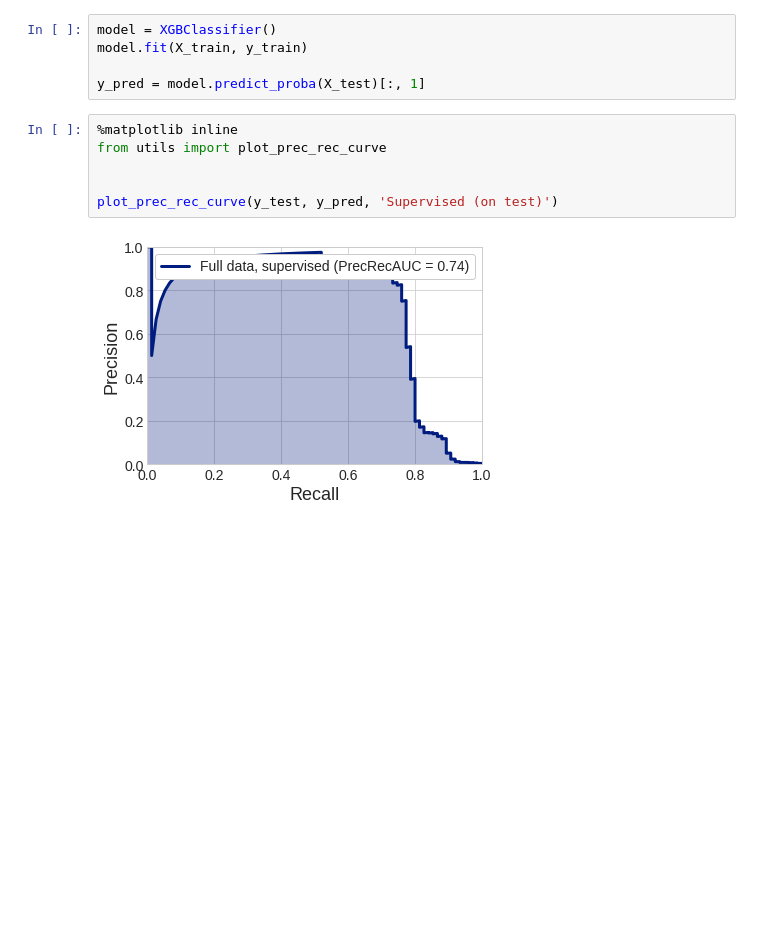
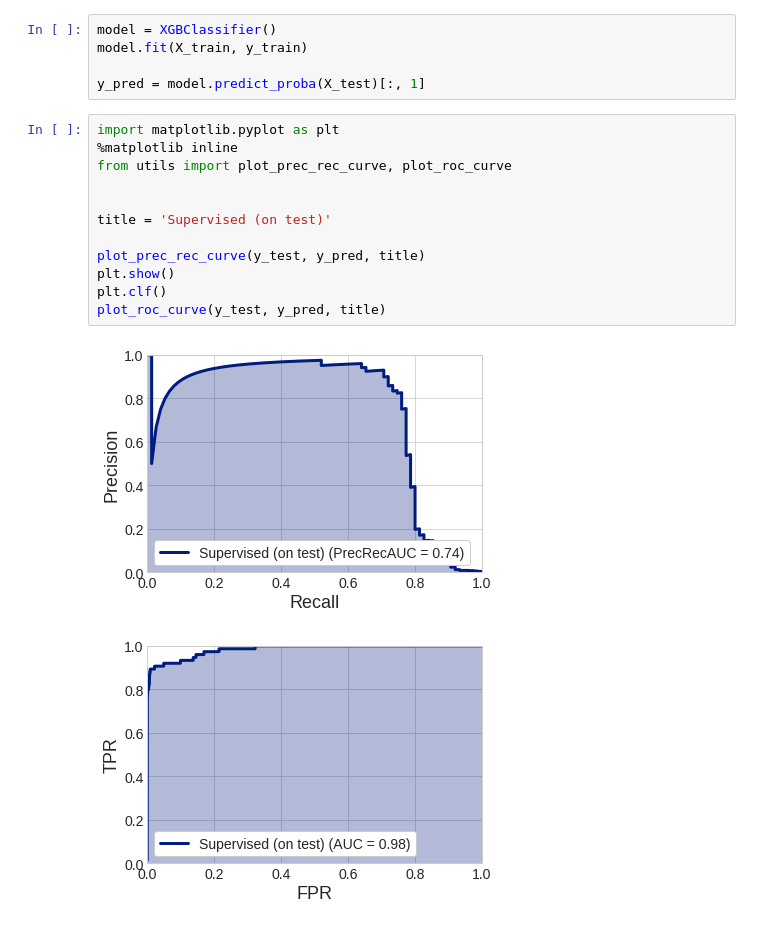
Before and after one commit to MTDzi/semisup-learn, a Jupyter notebook: examples/Untitled.ipynb, the cells around one changed output. Drawn from its saved outputs; the diff is of its cells as text; blank space fills up the shorter version.

```diff
--- a/examples/Untitled.ipynb
+++ b/examples/Untitled.ipynb
@@ -34,12 +36,19 @@ model = XGBClassifier()
 model.fit(X_train, y_train)
 
 y_pred = model.predict_proba(X_test)[:, 1]
-# %%
-%matplotlib inline
-from utils import plot_prec_rec_curve
-
-
-plot_prec_rec_curve(y_test, y_pred, 'Supervised (on test)')
-# %% [output]
-[figure, removed]
+# %%
+import matplotlib.pyplot as plt
+%matplotlib inline
+from utils import plot_prec_rec_curve, plot_roc_curve
+
+
+title = 'Supervised (on test)'
+
+plot_prec_rec_curve(y_test, y_pred, title)
+plt.show()
+plt.clf()
+plot_roc_curve(y_test, y_pred, title)
+# %% [output]
+[figure, added]
+[figure, added]
 # %%
```
Also changed, not shown: parts of 9 cells of this notebook, 2 other files.
